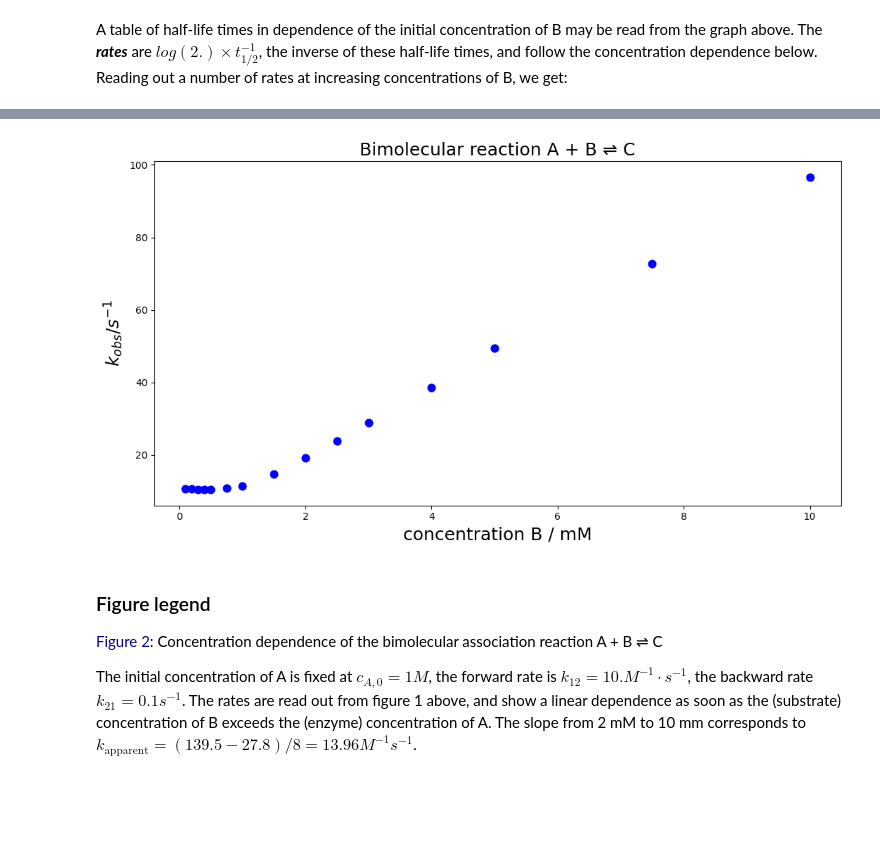
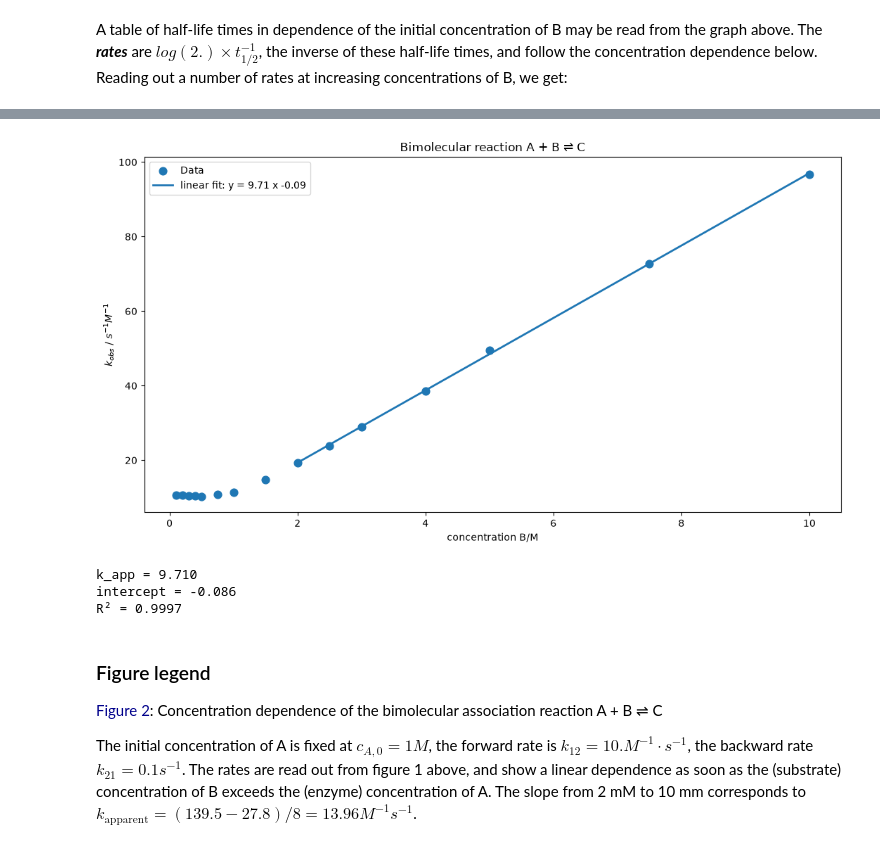
Before and after one commit to gwoe/kinetics, a Jupyter notebook: notebooks/2-06_ConcDept-Bimolecular.ipynb, the cells around one changed output, grey strips where cells are left out. Drawn from its saved outputs; the diff is of its cells as text; code cells hidden in the pictures; blank space fills up the shorter version.

Commit message:
Add files via upload
The plot of the dependence on substarte B concentration is new.

```diff
--- a/notebooks/2-06_ConcDept-Bimolecular.ipynb
+++ b/notebooks/2-06_ConcDept-Bimolecular.ipynb
@@ -117,28 +146,50 @@ print(data[:5])
-# %%
-import matplotlib.pyplot as plt
-import numpy as np
-
-# Data (from previous step)
-x_values = [0.1, 0.2, 0.3, 0.4, 0.5, 0.75, 1.0, 1.5, 2.0, 2.5, 3.0, 4.0, 5.0, 7.5, 10.0]
-y_values = [np.log(2)/0.065, np.log(2)/0.065, np.log(2)/0.066, np.log(2)/0.066,
-            np.log(2)/0.067, np.log(2)/0.064, np.log(2)/0.0605, np.log(2)/0.047,
-            np.log(2)/0.036, np.log(2)/0.029, np.log(2)/0.024, np.log(2)/0.018,
-            np.log(2)/0.014, np.log(2)/0.00952, np.log(2)/0.00717]
-
-plt.figure(figsize=(1080/100, 6))  # ImageSize -> 1080 in Mathematica
-
-# Plot points with blue circles
-plt.scatter(x_values, y_values, color='blue', s=60, label='Data')
-
-plt.xlabel("concentration B / mM", fontsize=18)
-plt.ylabel("$k_{obs} / s^{-1}$", fontsize=18)
-plt.title("Bimolecular reaction A + B ⇌ C", fontsize=18)
-
-plt.grid(False)
-plt.tight_layout()
-plt.show()
-# %% [output]
-[figure, removed]
+# %%
+import matplotlib.pyplot as plt
+import numpy as np
+from scipy.stats import linregress
+
+x = np.array(x_values)
+y = np.array(y_values)
+
+# region used for fitting
+mask = x >= 2.0
+
+fit = linregress(x[mask], y[mask])
+
+slope = fit.slope
+intercept = fit.intercept
+r2 = fit.rvalue**2
+
+# x values for drawing fitted line
+x_fit = np.linspace(2.0, 10.0, 200)
+y_fit = slope * x_fit + intercept
+
+plt.figure(figsize=(10.8, 6))
+
+plt.scatter(x, y, s=60, label="Data")
+plt.plot(
+    x_fit,
+    y_fit,
+    linewidth=2,
+    label=f"linear fit: y = {slope:.2f} x {intercept:+.2f}"
+)
+
+plt.xlabel("concentration B/M")
+plt.ylabel(r"$k_{obs}\ /\ s^{-1} M^{-1}$")
+plt.title("Bimolecular reaction A + B ⇌ C")
+
+plt.legend()
+plt.tight_layout()
+plt.show()
+
+print(f"k_app = {slope:.3f}")
+print(f"intercept = {intercept:.3f}")
+print(f"R² = {r2:.4f}")
+# %% [output]
+[figure, added]
+k_app = 9.710
+intercept = -0.086
+R² = 0.9997
 # %% [markdown]
 <h3>Figure legend</h3>
 <p><span style="color:darkblue">Figure 2</span>: Concentration dependence of the bimolecular association reaction A + B ⇌ C </p>
```
Also changed, not shown: parts of 5 cells of this notebook.
